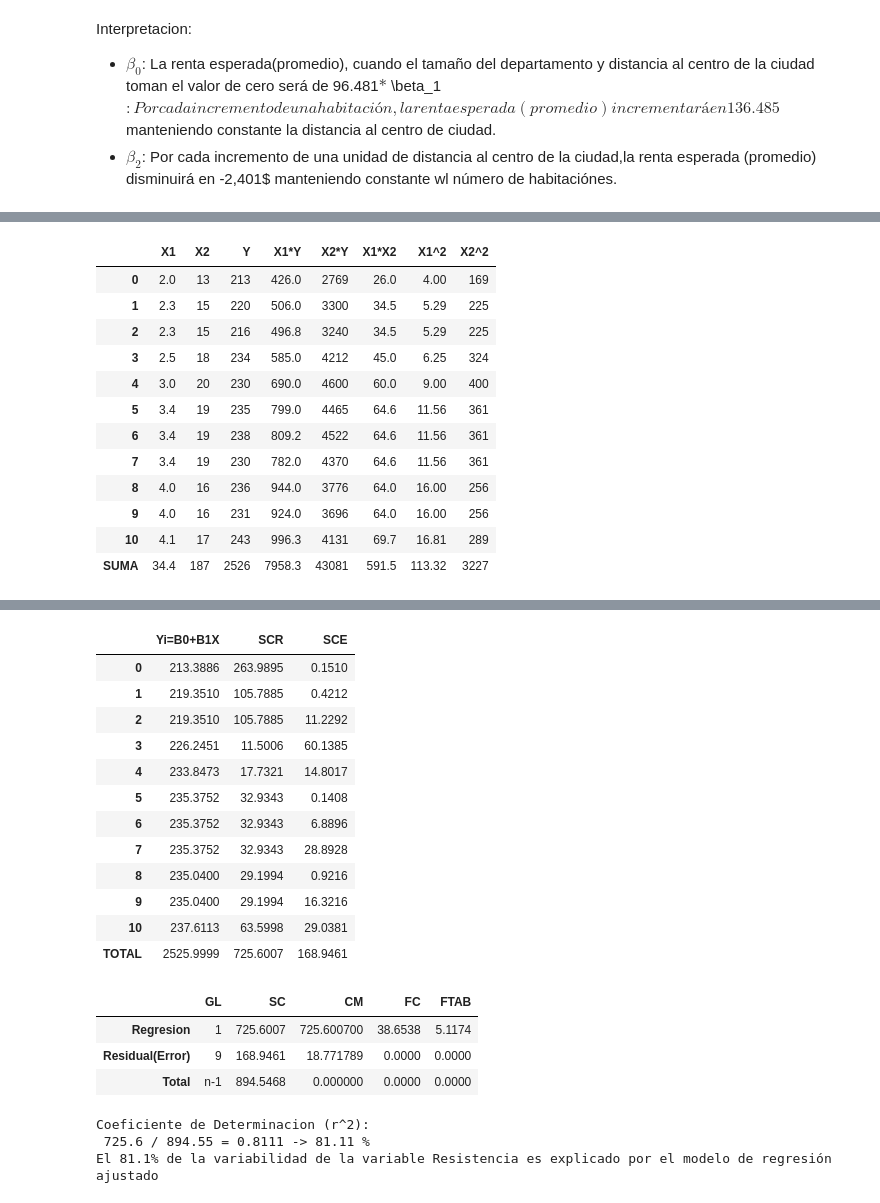
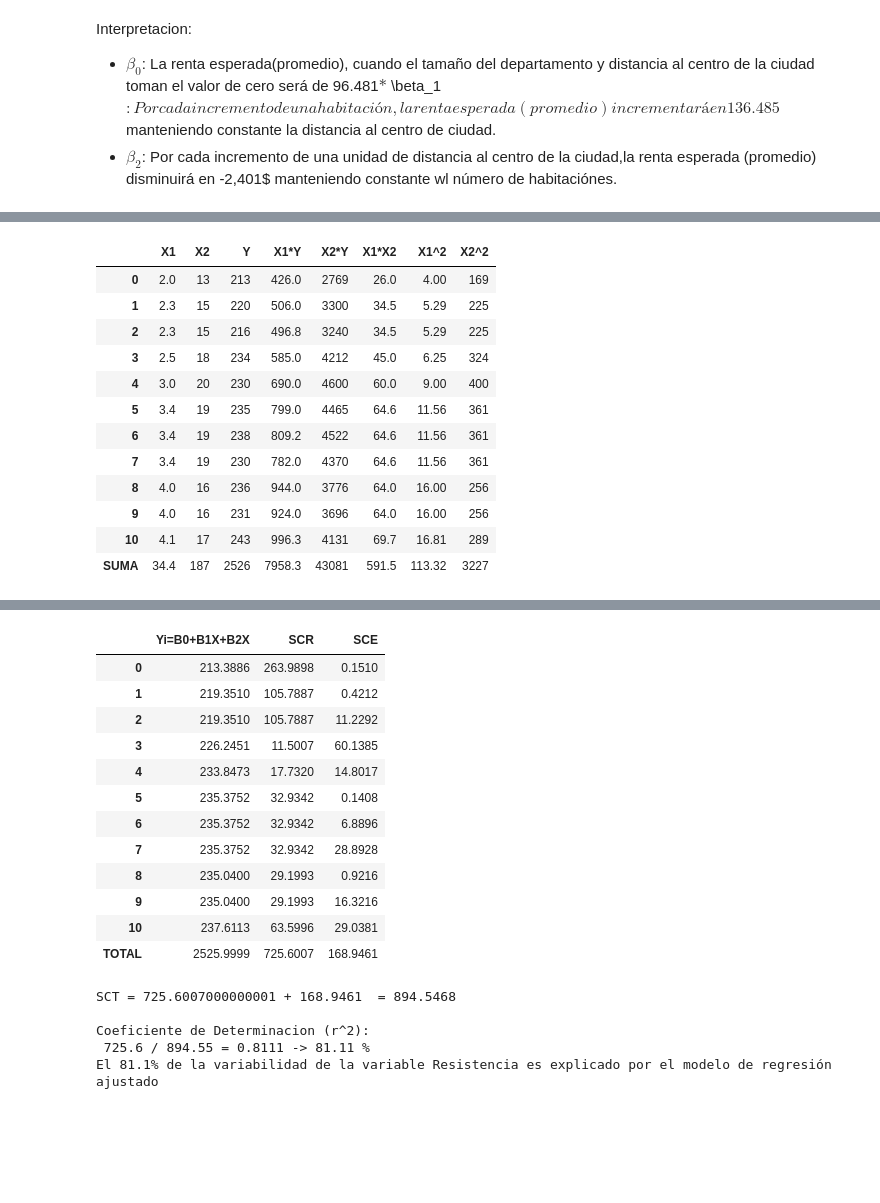
Before and after one commit to ElderJV/UNI-VERANO, a Jupyter notebook: EstadisticaInferencial/Ejercicios_S8.ipynb, the cells around one changed output, grey strips where cells are left out. Cells and saved outputs as stored; diff of their text form; code cells hidden in the pictures; blank space fills up the shorter version.

```diff
--- a/EstadisticaInferencial/Ejercicios_S8.ipynb
+++ b/EstadisticaInferencial/Ejercicios_S8.ipynb
@@ -551,10 +550,6 @@ Un Ingeniero Industrial desea comprobar si la resistencia a la tensión de una f
 
 Determine el modelo de regresion estimado y halle el coeficiente de determinacion del modelo:
 # %%
-import matplotlib.pyplot as plt
-import numpy as np
-import math
-
 # Datos
 a = 0.05 # -> General
 y = [213,220,216,234,230,235,238,230,236,231,243]
@@ -634,7 +629,7 @@ yBoB1X = []
 for posC,numero in enumerate(X1):
     valor = round(B0+B1*numero+B2*X2[posC],4)
     yBoB1X.append(valor)
-promedioyBoB1X = sum(yBoB1X)/n
+promedioyBoB1X = sum(y)/n
 
 # Calculamos SCR
 Scr = []
@@ -650,7 +645,7 @@ for posC,numero in enumerate(yBoB1X):
 
 # Crear un DataFrame
 Tabla2 = {
-    'Yi=B0+B1X': yBoB1X+[sum(yBoB1X)],
+    'Yi=B0+B1X+B2X': yBoB1X+[sum(yBoB1X)],
     'SCR': Scr+[sum(Scr)],
     'SCE': Sce+[sum(Sce)]
 }
@@ -661,24 +656,7 @@ display(tb2)
 
 # Calculamos SCT
 Sct = round(sum(Scr)+sum(Sce),4)
-# print("\nSCT =",sum(Scr),"+",sum(Sce)," =",Sct)
-
-# ------------------Cuadro ANOVA------------------------
-ResidualEror = n-2
-cmREror = sum(Sce)/ResidualEror
-Fc = round((sum(Scr)/1)/(sum(Sce)/(n-2)),4)
-Ft = round(f.ppf(1-a,1,n-2),4)
-
-Anova = {
-    'GL': [1,ResidualEror,'n-1'],
-    'SC': [sum(Scr), sum(Sce),Sct],
-    'CM': [sum(Scr), cmREror, 0],
-    'FC': [Fc, 0, 0],
-    'FTAB': [Ft, 0, 0]
-}
-tablaAnova = pd.DataFrame(Anova, index=['Regresion', 'Residual(Error)', 'Total'])
-# Mostrar el DataFrame
-display(tablaAnova)
+print("\nSCT =",sum(Scr),"+",sum(Sce)," =",Sct)
 
 # Calculamos R^2
 r2 = sum(Scr)/Sct
@@ -718,20 +696,18 @@ Y =  174.22260618072784 + 8.198503481238646 X1 + 1.7514588890769587 X2
-|  | Yi=B0+B1X | SCR | SCE |
-| 0 | 213.3886 | 263.9895 | 0.1510 |
-| 1 | 219.3510 | 105.7885 | 0.4212 |
-| 2 | 219.3510 | 105.7885 | 11.2292 |
-| 3 | 226.2451 | 11.5006 | 60.1385 |
-| 4 | 233.8473 | 17.7321 | 14.8017 |
-| 5 | 235.3752 | 32.9343 | 0.1408 |
-| 6 | 235.3752 | 32.9343 | 6.8896 |
-| 7 | 235.3752 | 32.9343 | 28.8928 |
-| 8 | 235.0400 | 29.1994 | 0.9216 |
-| 9 | 235.0400 | 29.1994 | 16.3216 |
-| 10 | 237.6113 | 63.5998 | 29.0381 |
+|  | Yi=B0+B1X+B2X | SCR | SCE |
+| 0 | 213.3886 | 263.9898 | 0.1510 |
+| 1 | 219.3510 | 105.7887 | 0.4212 |
+| 2 | 219.3510 | 105.7887 | 11.2292 |
+| 3 | 226.2451 | 11.5007 | 60.1385 |
+| 4 | 233.8473 | 17.7320 | 14.8017 |
+| 5 | 235.3752 | 32.9342 | 0.1408 |
+| 6 | 235.3752 | 32.9342 | 6.8896 |
+| 7 | 235.3752 | 32.9342 | 28.8928 |
+| 8 | 235.0400 | 29.1993 | 0.9216 |
+| 9 | 235.0400 | 29.1993 | 16.3216 |
+| 10 | 237.6113 | 63.5996 | 29.0381 |
 | TOTAL | 2525.9999 | 725.6007 | 168.9461 |
-|  | GL | SC | CM | FC | FTAB |
-| Regresion | 1 | 725.6007 | 725.600700 | 38.6538 | 5.1174 |
-| Residual(Error) | 9 | 168.9461 | 18.771789 | 0.0000 | 0.0000 |
-| Total | n-1 | 894.5468 | 0.000000 | 0.0000 | 0.0000 |
+SCT = 725.6007000000001 + 168.9461  = 894.5468
+
 Coeficiente de Determinacion (r^2):
  725.6 / 894.55 = 0.8111 -> 81.11 %
 El 81.1% de la variabilidad de la variable Resistencia es explicado por el modelo de regresión ajustado
```
Also changed, not shown: parts of 16 cells of this notebook, 9 other files.
